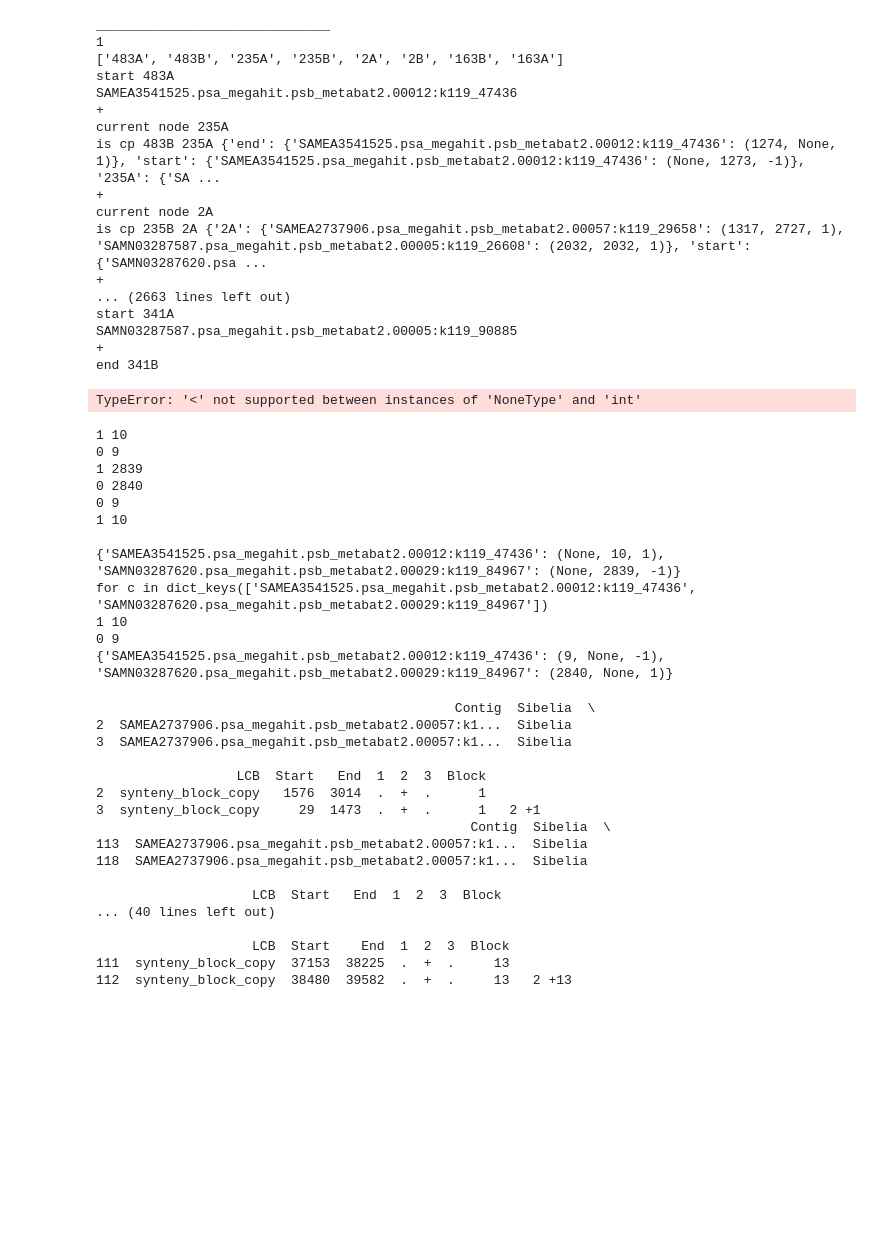
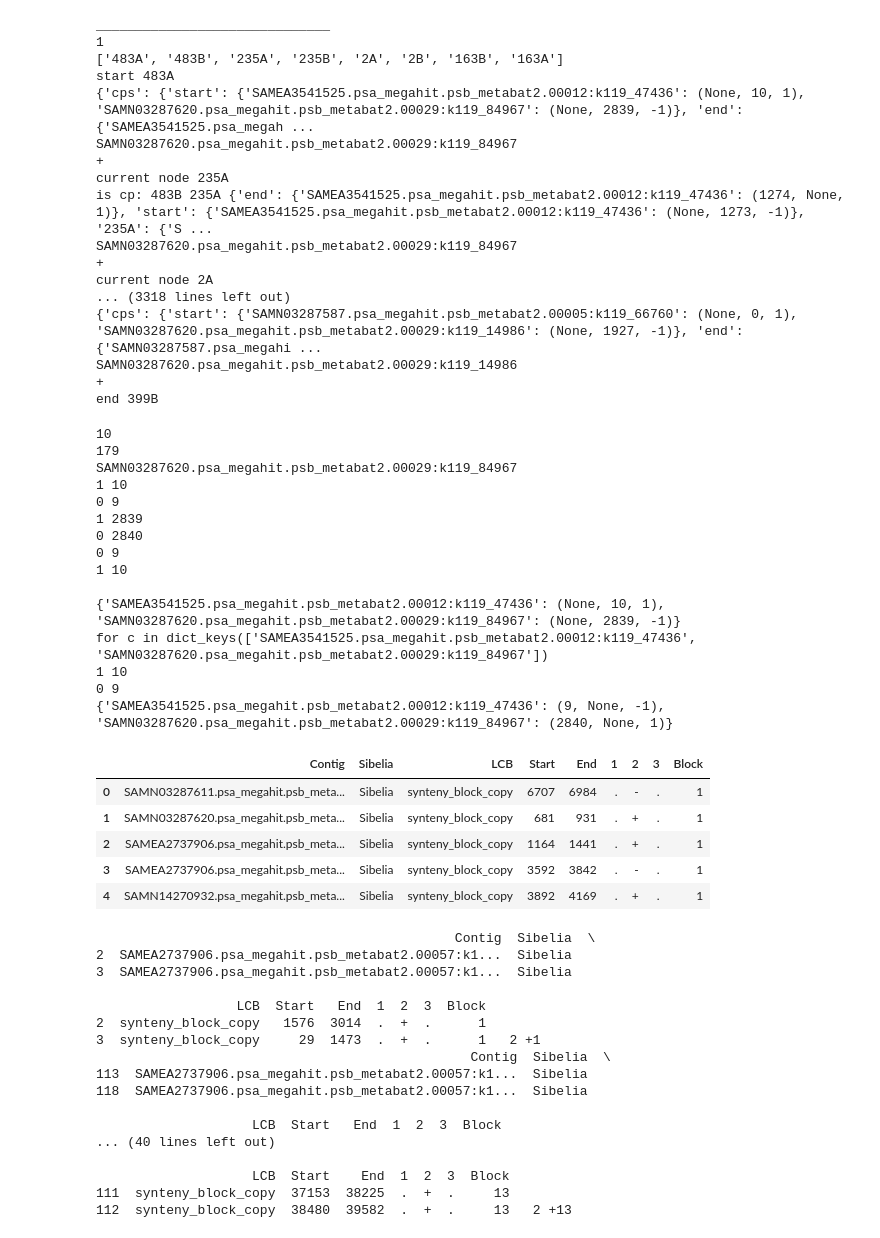
Before and after one commit to mooncat666/mergeLCB, a Jupyter notebook: merge_LCB.ipynb, the cells around one changed output. Drawn from its saved outputs; the diff is of its cells as text; code cells hidden in the pictures; blank space fills up the shorter version.

```diff
--- a/merge_LCB.ipynb
+++ b/merge_LCB.ipynb
@@ -170,6 +146,7 @@ permutations='/g/scb/bork/groudko/fuso_medium/sibeliaz/mags/sample/genomes_permu
 gff='/g/scb/bork/groudko/fuso_medium/sibeliaz/mags/sample/blocks_coords.gff'
 contigs_fasta='/g/scb/bork/groudko/fuso_medium/samples/medium_contigs.fa'
 new_contigs_file='/g/scb/bork/groudko/fuso_medium/sibeliaz/mags/sample/alignments/mergedLCB.fasta'
+blocks_sequences='/g/scb/bork/groudko/fuso_medium/sibeliaz/mags/sample/blocks_sequences.fasta'
 
 df_gff=df_from_gff(gff)
 blocks=dict_with_blocks(cons)
@@ -184,21 +161,29 @@ ______________________________
 1
 ['483A', '483B', '235A', '235B', '2A', '2B', '163B', '163A']
 start 483A
-SAMEA3541525.psa_megahit.psb_metabat2.00012:k119_47436
+{'cps': {'start': {'SAMEA3541525.psa_megahit.psb_metabat2.00012:k119_47436': (None, 10, 1), 'SAMN03287620.psa_megahit.psb_metabat2.00029:k119_84967': (None, 2839, -1)}, 'end': {'SAMEA3541525.psa_megah ...
+SAMN03287620.psa_megahit.psb_metabat2.00029:k119_84967
 +
 current node 235A
-is cp 483B 235A {'end': {'SAMEA3541525.psa_megahit.psb_metabat2.00012:k119_47436': (1274, None, 1)}, 'start': {'SAMEA3541525.psa_megahit.psb_metabat2.00012:k119_47436': (None, 1273, -1)}, '235A': {'SA ...
+is cp: 483B 235A {'end': {'SAMEA3541525.psa_megahit.psb_metabat2.00012:k119_47436': (1274, None, 1)}, 'start': {'SAMEA3541525.psa_megahit.psb_metabat2.00012:k119_47436': (None, 1273, -1)}, '235A': {'S ...
+SAMN03287620.psa_megahit.psb_metabat2.00029:k119_84967
 +
 current node 2A
-is cp 235B 2A {'2A': {'SAMEA2737906.psa_megahit.psb_metabat2.00057:k119_29658': (1317, 2727, 1), 'SAMN03287587.psa_megahit.psb_metabat2.00005:k119_26608': (2032, 2032, 1)}, 'start': {'SAMN03287620.psa ...
+... (3318 lines left out)
+{'cps': {'start': {'SAMN03287587.psa_megahit.psb_metabat2.00005:k119_66760': (None, 0, 1), 'SAMN03287620.psa_megahit.psb_metabat2.00029:k119_14986': (None, 1927, -1)}, 'end': {'SAMN03287587.psa_megahi ...
+SAMN03287620.psa_megahit.psb_metabat2.00029:k119_14986
 +
-... (2663 lines left out)
-start 341A
-SAMN03287587.psa_megahit.psb_metabat2.00005:k119_90885
-+
-end 341B
+end 399B
-TypeError: '<' not supported between instances of 'NoneType' and 'int'
 # %%
+#pos=G.nodes[node]['cps']['start'][x]
+#if pos[0]!=pos[1]:
+#    sequence+=contigs[contig][pos[0]:pos[1]:pos[2]]
+def get_fragment_length(contig):
+    pos=G.nodes[node]['cps']['start'][contig]
+    return len(contigs[contig][pos[0]:pos[1]:pos[2]])
+
+print(max(G.nodes[node]['cps']['start'].keys(), key=get_fragment_length))
+
 
 # choose the longest sequence
 if G.nodes[node]['cps'].get('start'):
@@ -221,6 +206,9 @@ print('for c in', G.nodes[node]['cps'].get('start',{}).keys())
 c='SAMEA3541525.psa_megahit.psb_metabat2.00012:k119_47436'
 print(min([G.nodes[node]['cps']['start'],G.nodes[node]['cps']['end']],key=lambda x : get_value(x,c)))
 # %% [output]
+10
+179
+SAMN03287620.psa_megahit.psb_metabat2.00029:k119_84967
 1 10
 0 9
 1 2839
@@ -286,3 +281,12 @@ contigs=fasta_to_dict(contigs_fasta)
+# %%
+df_gff.head()
+# %% [output]
+|  | Contig | Sibelia | LCB | Start | End | 1 | 2 | 3 | Block |
+| 0 | SAMN03287611.psa_megahit.psb_meta... | Sibelia | synteny_block_copy | 6707 | 6984 | . | - | . | 1 |
+| 1 | SAMN03287620.psa_megahit.psb_meta... | Sibelia | synteny_block_copy | 681 | 931 | . | + | . | 1 |
+| 2 | SAMEA2737906.psa_megahit.psb_meta... | Sibelia | synteny_block_copy | 1164 | 1441 | . | + | . | 1 |
+| 3 | SAMEA2737906.psa_megahit.psb_meta... | Sibelia | synteny_block_copy | 3592 | 3842 | . | - | . | 1 |
+| 4 | SAMN14270932.psa_megahit.psb_meta... | Sibelia | synteny_block_copy | 3892 | 4169 | . | + | . | 1 |
 # %%
 # create dictionary with contigs as a sequence of contig parts and blocks
 # contig: [cp1s:cp1e, b1, cp2s:cp2e, b2, cp3s:cp3e] from gff and genome_permutations
```
Also changed, not shown: parts of 21 cells of this notebook.
